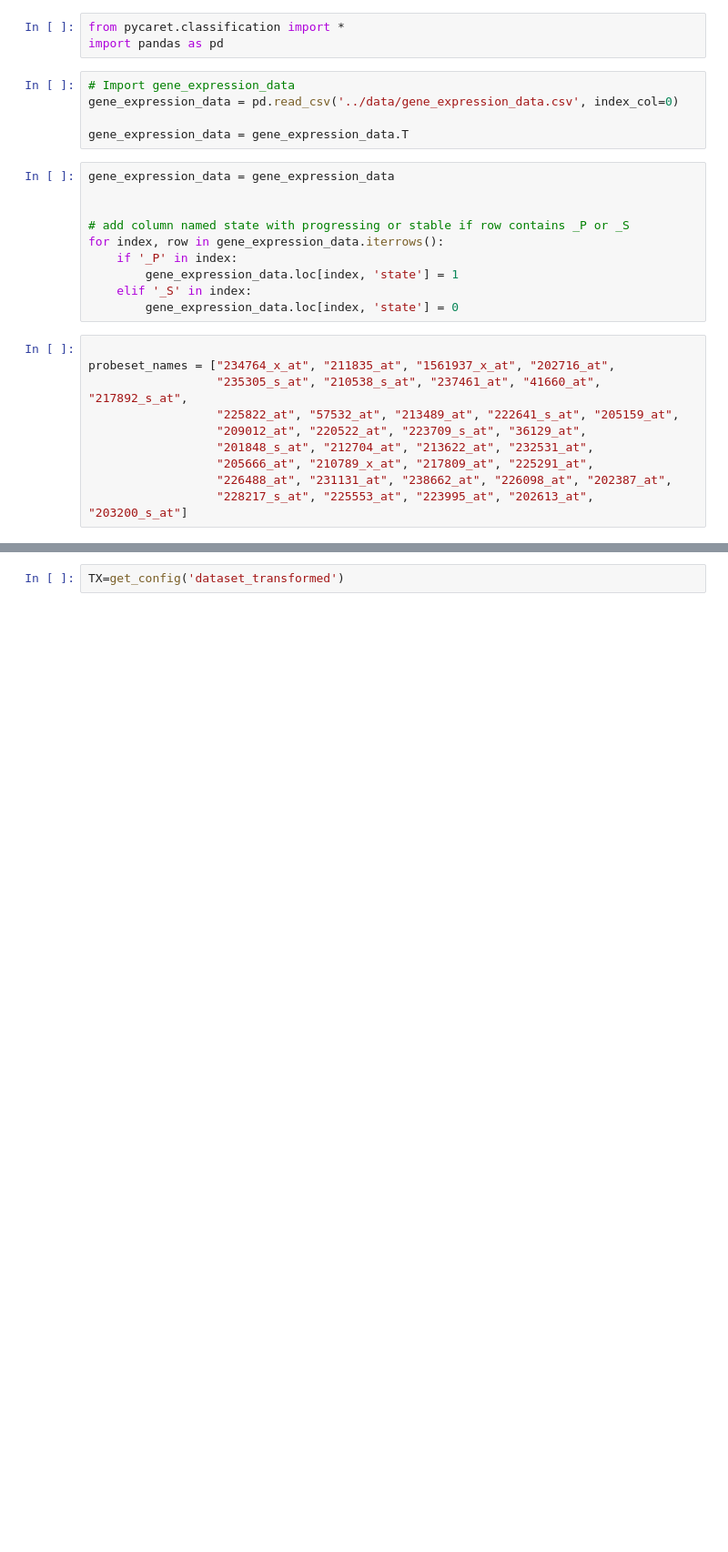
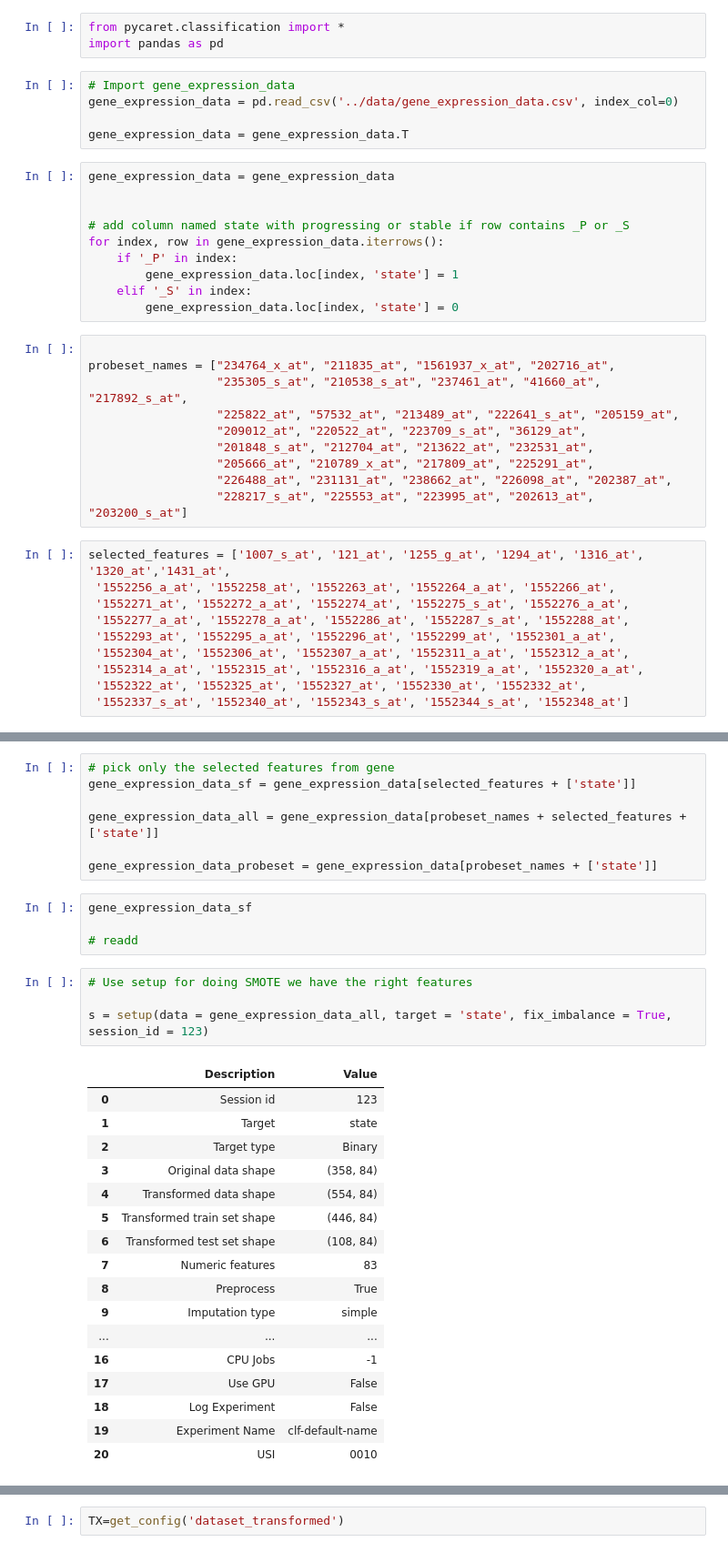
Before and after one commit to U-n-Own/computational-health-laboratory, a Jupyter notebook: data/automl.ipynb, the cells around one changed output, grey strips where cells are left out. Shown: that part at 91% size. Cells and saved outputs as stored; diff of their text form; blank space fills up the shorter version.

```diff
--- a/data/automl.ipynb
+++ b/data/automl.ipynb
@@ -26,5 +26,15 @@ probeset_names = ["234764_x_at", "211835_at", "1561937_x_at", "202716_at",
                   "205666_at", "210789_x_at", "217809_at", "225291_at",
                   "226488_at", "231131_at", "238662_at", "226098_at", "202387_at",
                   "228217_s_at", "225553_at", "223995_at", "202613_at", "203200_s_at"]
+# %%
+selected_features = ['1007_s_at', '121_at', '1255_g_at', '1294_at', '1316_at', '1320_at','1431_at',
+ '1552256_a_at', '1552258_at', '1552263_at', '1552264_a_at', '1552266_at',
+ '1552271_at', '1552272_a_at', '1552274_at', '1552275_s_at', '1552276_a_at',
+ '1552277_a_at', '1552278_a_at', '1552286_at', '1552287_s_at', '1552288_at',
+ '1552293_at', '1552295_a_at', '1552296_at', '1552299_at', '1552301_a_at',
+ '1552304_at', '1552306_at', '1552307_a_at', '1552311_a_at', '1552312_a_at',
+ '1552314_a_at', '1552315_at', '1552316_a_at', '1552319_a_at', '1552320_a_at',
+ '1552322_at', '1552325_at', '1552327_at', '1552330_at', '1552332_at',
+ '1552337_s_at', '1552340_at', '1552343_s_at', '1552344_s_at', '1552348_at']
 # %%
 len(probeset_names)
@@ -32,0 +41,33 @@ len(probeset_names)
+# %%
+# pick only the selected features from gene
+gene_expression_data_sf = gene_expression_data[selected_features + ['state']]
+
+gene_expression_data_all = gene_expression_data[probeset_names + selected_features + ['state']]
+
+gene_expression_data_probeset = gene_expression_data[probeset_names + ['state']]
+# %%
+gene_expression_data_sf
+
+# readd
+# %%
+# Use setup for doing SMOTE we have the right features
+
+s = setup(data = gene_expression_data_all, target = 'state', fix_imbalance = True, session_id = 123)
+# %% [output]
+|  | Description | Value |
+| 0 | Session id | 123 |
+| 1 | Target | state |
+| 2 | Target type | Binary |
+| 3 | Original data shape | (358, 84) |
+| 4 | Transformed data shape | (554, 84) |
+| 5 | Transformed train set shape | (446, 84) |
+| 6 | Transformed test set shape | (108, 84) |
+| 7 | Numeric features | 83 |
+| 8 | Preprocess | True |
+| 9 | Imputation type | simple |
+| ... | ... | ... |
+| 16 | CPU Jobs | -1 |
+| 17 | Use GPU | False |
+| 18 | Log Experiment | False |
+| 19 | Experiment Name | clf-default-name |
+| 20 | USI | 0010 |
```
Also changed, not shown: parts of 10 cells of this notebook, 1 other file.
